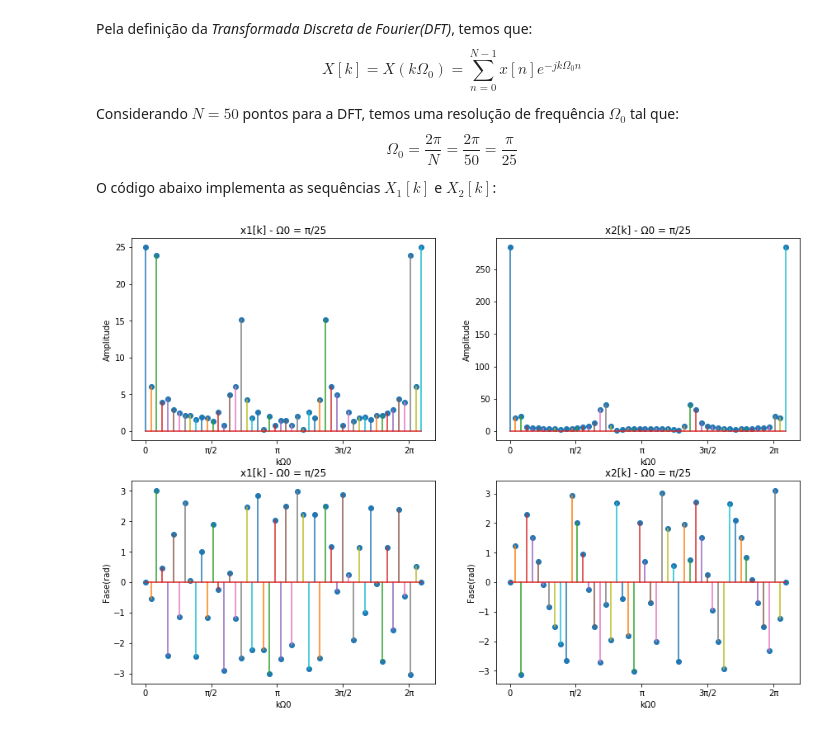
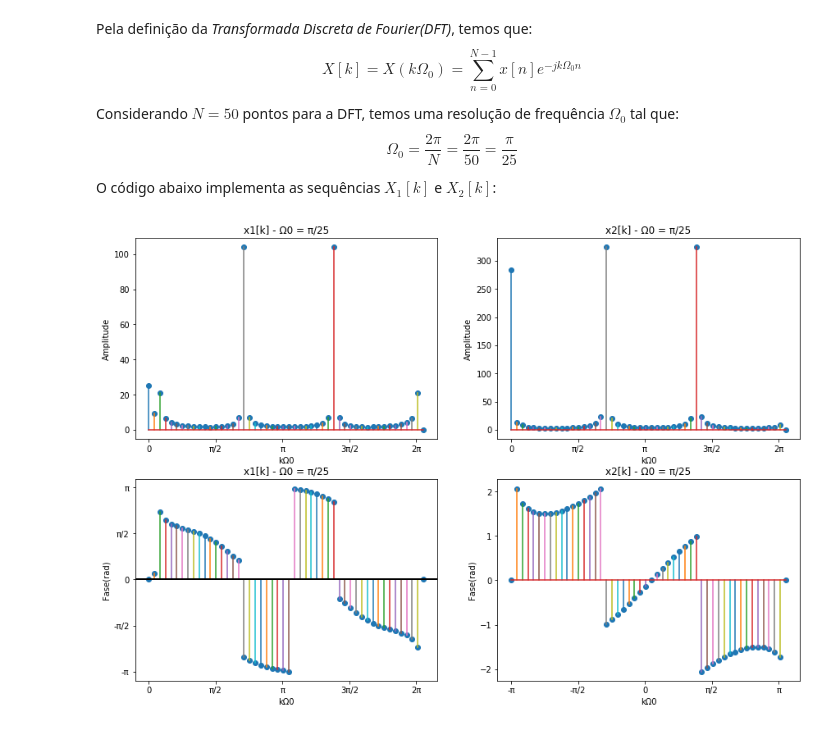
Before and after one commit to ecalasans/pds_-2, a Jupyter notebook: p2.ipynb, the cells around one changed output. Cells and saved outputs as stored; diff of their text form; code cells hidden in the pictures.

```diff
--- a/p2.ipynb
+++ b/p2.ipynb
@@ -294,7 +294,7 @@ $$\Omega_{0} = \frac{2 \pi}{N} = \frac{2 \pi}{50} = \frac{\pi}{25}$$
 
 O código abaixo implementa as sequências $X_{1}[k]$ e $X_{2}[k]$:
 # %%
-def DFT(x_n, N=1):
+def DFT(N=0, freqs=[]):
     '''
     Função que calcula a DFT para uma determinada sequência
 
@@ -304,64 +304,85 @@ def DFT(x_n, N=1):
     '''
 
     # Cálculo da definição da frequência(Omega0)
-    Omega0 = DOIS_PI / (N-1)
+    Omega0 = DOIS_PI / (N)
 
     # Inicializa x[k]
     x_k = np.zeros(N, dtype=np.complex_)
 
     # Cálculo de x[k]
-    for k in range(N):
+    '''for k in range(N):
         soma = 0
         for n in range(len(x_n)):
             expComplexa = np.exp(-1j * Omega0 * k * n)
             produto = x_n[n] * expComplexa
             soma = soma + produto
         x_k[k] = soma
+    '''
+
+    for k in range(N-1):
+        soma = 0
+        for f in freqs:
+            omega = DOIS_PI * f
+            valor = (1/2j)*(((1 - np.exp(1j * N * (omega - k*Omega0)))/(1 - np.exp(1j * (omega - k*Omega0))))-\
+                    ((1 - np.exp(-1j * N * (omega + k*Omega0)))/(1 - np.exp(-1j * (omega + k*Omega0)))))
+            soma = soma + valor
+
+        x_k[k] = soma
 
     return (x_k, Omega0)
 
+
 PI = 'π'
 
+# Frequências para análise
+frequencias = [freq1, freq2, freq3]
+
+#  Tamanho
+tam = len(x1_n)
+
 # Cálculo de x1_[k] e x2_[k]
-x1_k = DFT(x_n=x1_n.ys, N=50)
-x2_k = DFT(x_n=x2_n.ys, N=50)
+x1_k = DFT(tam, frequencias)
+x2_k = DFT(tam, frequencias)
 
 # Gráficos de amplitude e fase
 # x1_k
 k = np.arange(len(x1_k[0]))
 
 kOmega0 = k * x1_k[1]
 
-labels_x = ('0', '{}/2'.format(PI), '{}'.format(PI),'3{}/2'.format(PI), '2{}'.format(PI))
+labels_x = ('0'.format(PI), '{}/2'.format(PI), '{}'.format(PI),'3{}/2'.format(PI), '2{}'.format(PI))
+labels_y = ('-{}'.format(PI), '-{}/2'.format(PI), '0'.format(PI),'{}/2'.format(PI), '{}'.format(PI))
 
 plt.subplot(2,2,1)
 plt.stem(kOmega0, np.abs(x1_k[0]), '-')
 plt.xticks(np.linspace(0,6,5), labels_x)
 plt.xlabel('kΩ0')
 plt.ylabel('Amplitude')
-plt.title('x1[k] - Ω0 = π/25')
+plt.title('x1[k] - Ω0 = π/{}'.format(int(tam/2)))
 
 plt.subplot(2,2,2)
 plt.stem(kOmega0, np.abs(x2_k[0]), '-')
 plt.xticks(np.linspace(0,6,5), labels_x)
 plt.xlabel('kΩ0')
 plt.ylabel('Amplitude')
-plt.title('x2[k] - Ω0 = π/25')
+plt.title('x2[k] - Ω0 = π/{}'.format(int(tam/2)))
 
 plt.subplot(2,2,3)
 plt.stem(kOmega0, np.angle(x1_k[0]), '-')
 plt.xticks(np.linspace(0,6,5), labels_x)
+plt.yticks(np.linspace(-np.pi, np.pi,5), labels_y)
+plt.axhline(color='k', linewidth=2)
 plt.xlabel('kΩ0')
 plt.ylabel('Fase(rad)')
-plt.title('x1[k] - Ω0 = π/25')
+plt.title('x1[k] - Ω0 = π/{}'.format(int(tam/2)))
 
 plt.subplot(2,2,4)
 plt.stem(kOmega0, np.angle(x2_k[0]), '-')
-plt.xticks(np.linspace(0,6,5), labels_x)
+plt.xticks(np.linspace(0,6,5), labels_y)
 plt.xlabel('kΩ0')
 plt.ylabel('Fase(rad)')
-plt.title('x2[k] - Ω0 = π/25')
+plt.title('x2[k] - Ω0 = π/{}'.format(int(tam/2)))
 plt.subplots_adjust(right=2, top=2, hspace=0.2)
 plt.show()
 # %% [output]
-[figure, old version]
+[figure, new version]
```
Also changed, not shown: 1 other file.
